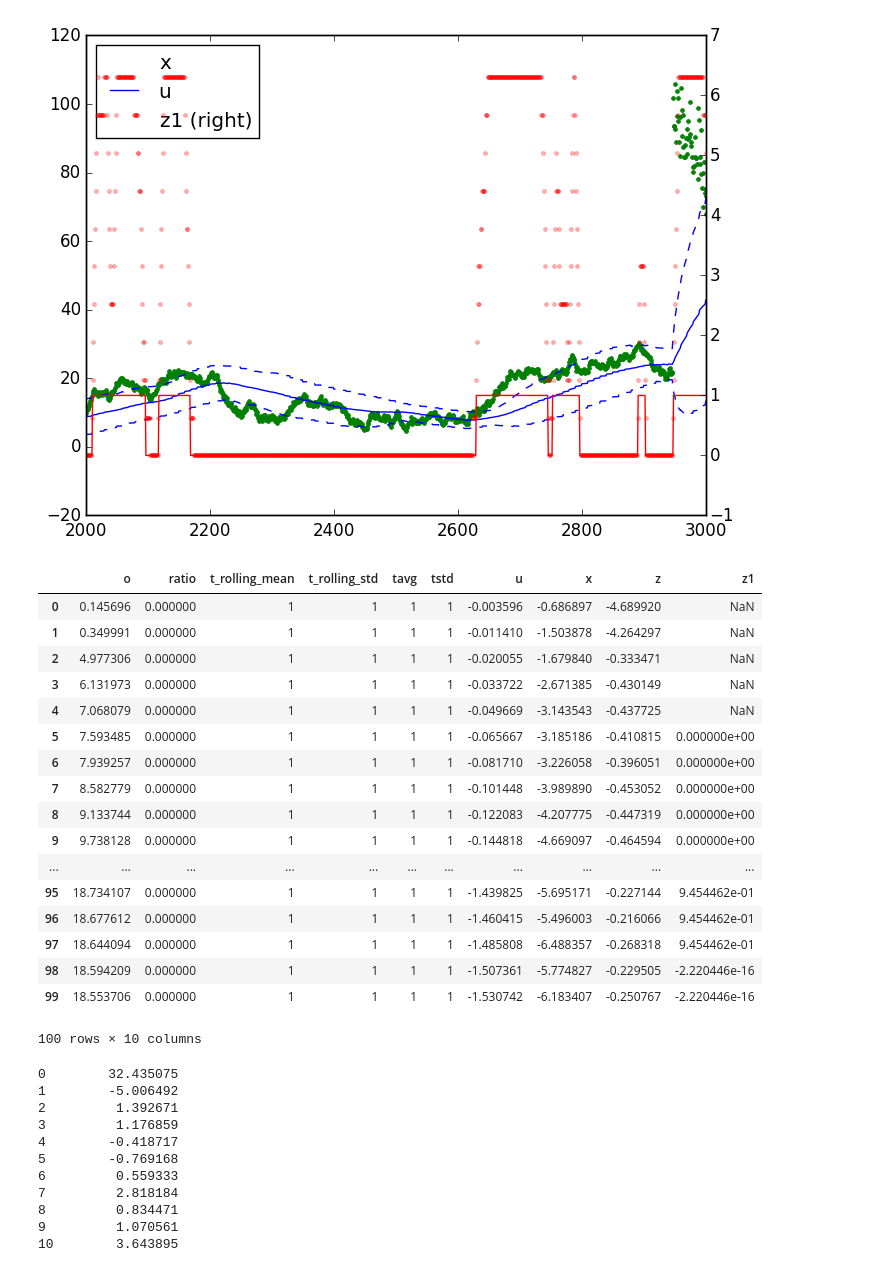
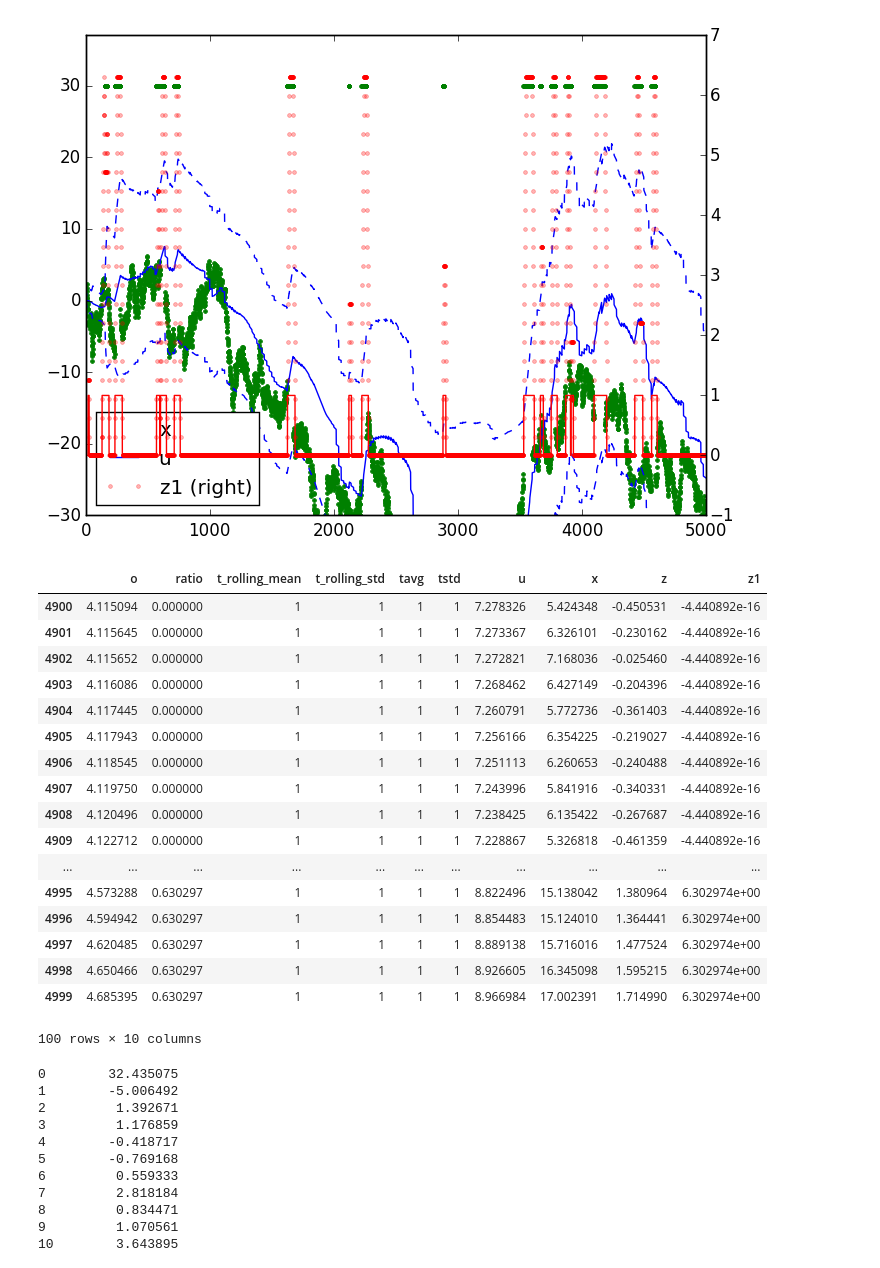
Before and after one commit to adgaudio/smart_brake_light, a Jupyter notebook: Untitled.ipynb, the cells around one changed output. Cells and saved outputs as stored; diff of their text form; code cells hidden in the pictures.

```diff
--- a/Untitled.ipynb
+++ b/Untitled.ipynb
@@ -10,31 +12,31 @@ import sys ; sys.path.append('..')
 # %%
-f.axes[0].set_xlim(2000,3000)
+f.axes[0].set_ylim(-30,37)
 
 f
 # %% [output]
-[figure, old version]
+[figure, new version]
 # %%
 st.norm.cdf(1)
 # %%
-df.head(100)
+df.tail(100)
 # %% [output]
 |  | o | ratio | t_rolling_mean | t_rolling_std | tavg | tstd | u | x | z | z1 |
-| 0 | 0.145696 | 0.000000 | 1 | 1 | 1 | 1 | -0.003596 | -0.686897 | -4.689920 | NaN |
-| 1 | 0.349991 | 0.000000 | 1 | 1 | 1 | 1 | -0.011410 | -1.503878 | -4.264297 | NaN |
-| 2 | 4.977306 | 0.000000 | 1 | 1 | 1 | 1 | -0.020055 | -1.679840 | -0.333471 | NaN |
-| 3 | 6.131973 | 0.000000 | 1 | 1 | 1 | 1 | -0.033722 | -2.671385 | -0.430149 | NaN |
-| 4 | 7.068079 | 0.000000 | 1 | 1 | 1 | 1 | -0.049669 | -3.143543 | -0.437725 | NaN |
-| 5 | 7.593485 | 0.000000 | 1 | 1 | 1 | 1 | -0.065667 | -3.185186 | -0.410815 | 0.000000e+00 |
-| 6 | 7.939257 | 0.000000 | 1 | 1 | 1 | 1 | -0.081710 | -3.226058 | -0.396051 | 0.000000e+00 |
-| 7 | 8.582779 | 0.000000 | 1 | 1 | 1 | 1 | -0.101448 | -3.989890 | -0.453052 | 0.000000e+00 |
-| 8 | 9.133744 | 0.000000 | 1 | 1 | 1 | 1 | -0.122083 | -4.207775 | -0.447319 | 0.000000e+00 |
-| 9 | 9.738128 | 0.000000 | 1 | 1 | 1 | 1 | -0.144818 | -4.669097 | -0.464594 | 0.000000e+00 |
+| 4900 | 4.115094 | 0.000000 | 1 | 1 | 1 | 1 | 7.278326 | 5.424348 | -0.450531 | -4.440892e-16 |
+| 4901 | 4.115645 | 0.000000 | 1 | 1 | 1 | 1 | 7.273367 | 6.326101 | -0.230162 | -4.440892e-16 |
+| 4902 | 4.115652 | 0.000000 | 1 | 1 | 1 | 1 | 7.272821 | 7.168036 | -0.025460 | -4.440892e-16 |
+| 4903 | 4.116086 | 0.000000 | 1 | 1 | 1 | 1 | 7.268462 | 6.427149 | -0.204396 | -4.440892e-16 |
+| 4904 | 4.117445 | 0.000000 | 1 | 1 | 1 | 1 | 7.260791 | 5.772736 | -0.361403 | -4.440892e-16 |
+| 4905 | 4.117943 | 0.000000 | 1 | 1 | 1 | 1 | 7.256166 | 6.354225 | -0.219027 | -4.440892e-16 |
+| 4906 | 4.118545 | 0.000000 | 1 | 1 | 1 | 1 | 7.251113 | 6.260653 | -0.240488 | -4.440892e-16 |
+| 4907 | 4.119750 | 0.000000 | 1 | 1 | 1 | 1 | 7.243996 | 5.841916 | -0.340331 | -4.440892e-16 |
+| 4908 | 4.120496 | 0.000000 | 1 | 1 | 1 | 1 | 7.238425 | 6.135422 | -0.267687 | -4.440892e-16 |
+| 4909 | 4.122712 | 0.000000 | 1 | 1 | 1 | 1 | 7.228867 | 5.326818 | -0.461359 | -4.440892e-16 |
 | ... | ... | ... | ... | ... | ... | ... | ... | ... | ... | ... |
-| 95 | 18.734107 | 0.000000 | 1 | 1 | 1 | 1 | -1.439825 | -5.695171 | -0.227144 | 9.454462e-01 |
-| 96 | 18.677612 | 0.000000 | 1 | 1 | 1 | 1 | -1.460415 | -5.496003 | -0.216066 | 9.454462e-01 |
-| 97 | 18.644094 | 0.000000 | 1 | 1 | 1 | 1 | -1.485808 | -6.488357 | -0.268318 | 9.454462e-01 |
-| 98 | 18.594209 | 0.000000 | 1 | 1 | 1 | 1 | -1.507361 | -5.774827 | -0.229505 | -2.220446e-16 |
-| 99 | 18.553706 | 0.000000 | 1 | 1 | 1 | 1 | -1.530742 | -6.183407 | -0.250767 | -2.220446e-16 |
+| 4995 | 4.573288 | 0.630297 | 1 | 1 | 1 | 1 | 8.822496 | 15.138042 | 1.380964 | 6.302974e+00 |
+| 4996 | 4.594942 | 0.630297 | 1 | 1 | 1 | 1 | 8.854483 | 15.124010 | 1.364441 | 6.302974e+00 |
+| 4997 | 4.620485 | 0.630297 | 1 | 1 | 1 | 1 | 8.889138 | 15.716016 | 1.477524 | 6.302974e+00 |
+| 4998 | 4.650466 | 0.630297 | 1 | 1 | 1 | 1 | 8.926605 | 16.345098 | 1.595215 | 6.302974e+00 |
+| 4999 | 4.685395 | 0.630297 | 1 | 1 | 1 | 1 | 8.966984 | 17.002391 | 1.714990 | 6.302974e+00 |
 100 rows × 10 columns
 # %%
 df.sum(1)
```
Also changed, not shown: parts of 1 cell of this notebook, 2 other files.
